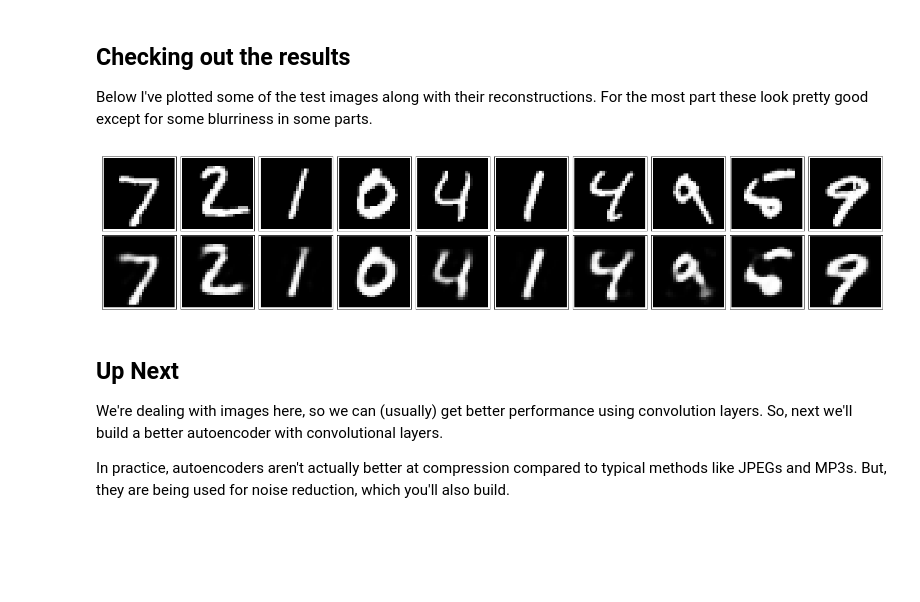
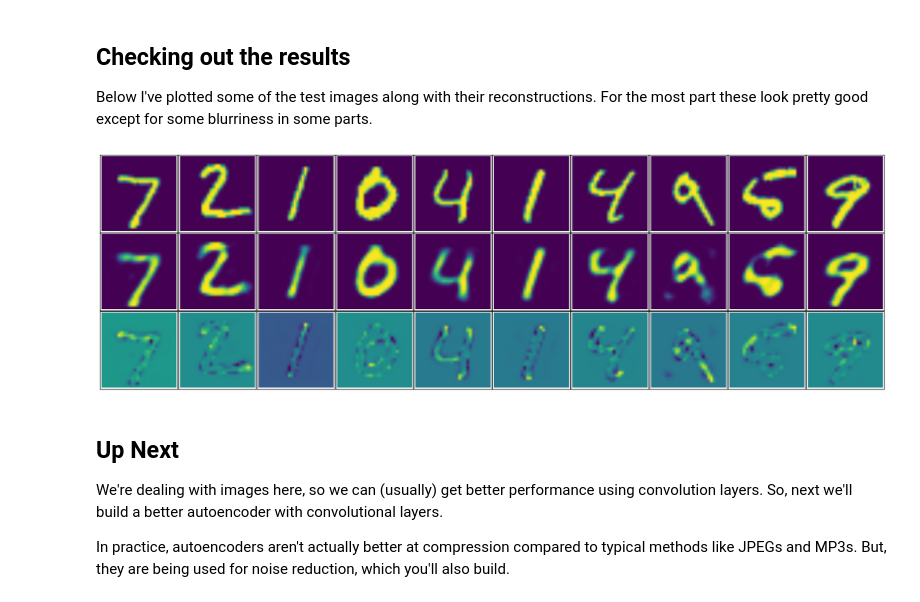
Before and after one commit to Tr-H/deep-learning, a Jupyter notebook: autoencoder/Simple_Autoencoder.ipynb, the cells around one changed output. Saved outputs shown, nothing was run; the diff lists cells and outputs as text; code cells hidden in the pictures; blank space fills up the shorter version.

```diff
--- a/autoencoder/Simple_Autoencoder.ipynb
+++ b/autoencoder/Simple_Autoencoder.ipynb
@@ -100,19 +109,20 @@ Caused by op u'dense_3/MatMul', defined at:
 
 Below I've plotted some of the test images along with their reconstructions. For the most part these look pretty good except for some blurriness in some parts.
 # %%
-fig, axes = plt.subplots(nrows=2, ncols=10, sharex=True, sharey=True, figsize=(20,4))
+fig, axes = plt.subplots(nrows=3, ncols=10, sharex=True, sharey=True, figsize=(20,6))
 in_imgs = mnist.test.images[:10]
 reconstructed, compressed = sess.run([decoded, encoded], feed_dict={inputs_: in_imgs})
+diff = in_imgs - reconstructed
 
-for images, row in zip([in_imgs, reconstructed], axes):
+for images, row in zip([in_imgs, reconstructed, diff], axes):
     for img, ax in zip(images, row):
-        ax.imshow(img.reshape((28, 28)), cmap='Greys_r')
+        ax.imshow(img.reshape((28, 28)), cmap='viridis')
         ax.get_xaxis().set_visible(False)
         ax.get_yaxis().set_visible(False)
 
 fig.tight_layout(pad=0.1)
 # %% [output]
-[figure, old version]
+[figure, new version]
 # %%
 sess.close()
 # %% [markdown]
```
Also changed, not shown: parts of 3 cells of this notebook.
